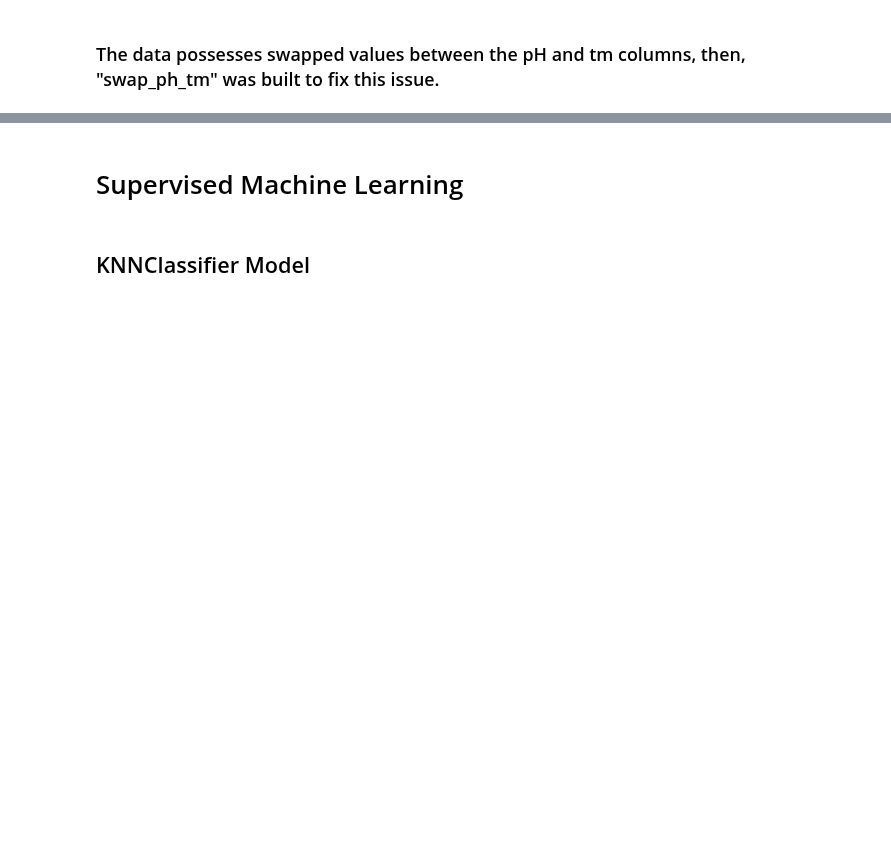
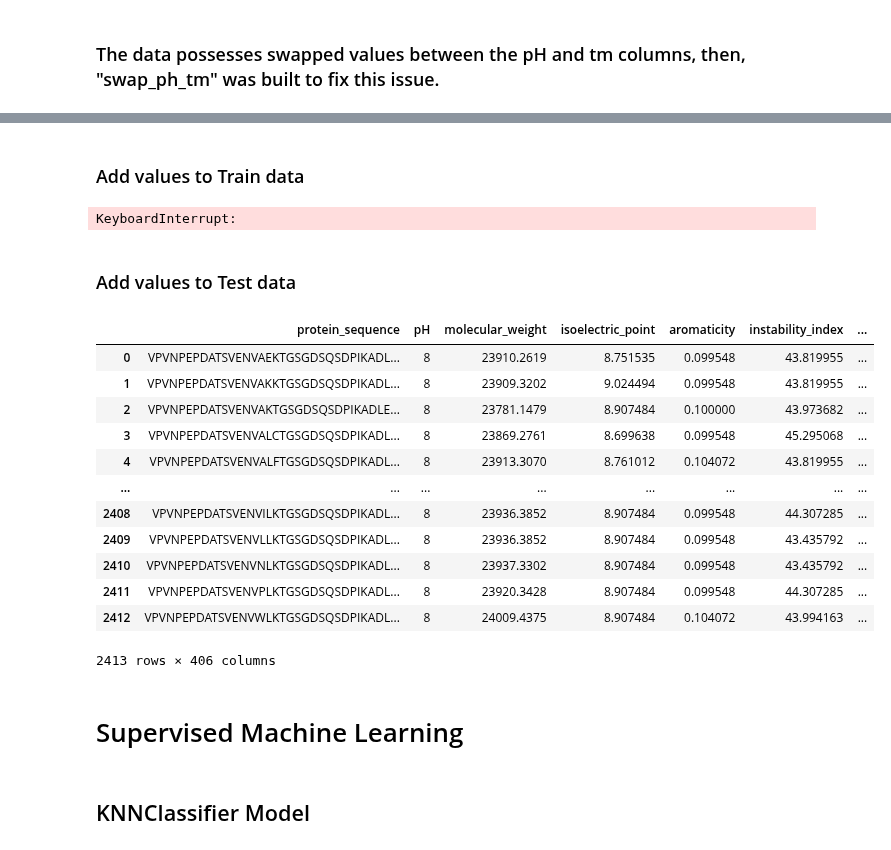
Before and after one commit to alexesperanca/SIB_G4, a Jupyter notebook: main_alex.ipynb, the cells around one changed output, grey strips where cells are left out. Saved outputs shown, nothing was run; the diff lists cells and outputs as text; code cells hidden in the pictures; blank space fills up the shorter version.

Commit message:
Add features and fix merge df issues

```diff
--- a/main_alex.ipynb
+++ b/main_alex.ipynb
@@ -115,3 +124,3 @@ train.describe()
 # %%
-train_array= np.array(train.loc[:,["protein_sequence"]])
-train_array
+train_array = np.array(train.loc[:, ["protein_sequence"]])
+test_array = np.array(test.loc[:, ["protein_sequence"]])
@@ -122,15 +143,60 @@ di_dataframe
+# %%
+# Train dipeptide
+train_dipeptide = calculate_dipeptide_composition(train_array)
+train_dipeptide_df = pd.DataFrame(train_dipeptide)
+
+# Test dipeptide
+test_dipeptide = calculate_dipeptide_composition(test_array)
+test_dipeptide_df = pd.DataFrame(test_dipeptide)
+test_dipeptide_df
+# %% [markdown]
+### Add values to Train data
 # %%
-molecular_weight = Calculate_molecular_weight(train_array)
-isoelectric_point = Calculate_isoelectric_point(train_array)
-aromaticity = Calculate_aromaticity(train_array)
-instability_index = Calculate_instability_index(train_array)
+molecular_weight = calculate_molecular_weight(train_array)
+isoelectric_point = calculate_isoelectric_point(train_array)
+aromaticity = calculate_aromaticity(train_array)
+instability_index = calculate_instability_index(train_array)
 
-train["molecular_weight"]=molecular_weight
-train["isoelectric_point"]=isoelectric_point
-train["aromaticity"]=aromaticity
-train["instability_index"]=instability_index
+train["molecular_weight"] = molecular_weight
+train["isoelectric_point"] = isoelectric_point
+train["aromaticity"] = aromaticity
+train["instability_index"] = instability_index
 
+# Merge the dipeptide features
+train = train.join(train_dipeptide_df)
 train
+# %% [output]
+KeyboardInterrupt:
+# %% [markdown]
+### Add values to Test data
+# %%
+molecular_weight = calculate_molecular_weight(test_array)
+isoelectric_point = calculate_isoelectric_point(test_array)
+aromaticity = calculate_aromaticity(test_array)
+instability_index = calculate_instability_index(test_array)
+
+test["molecular_weight"] = molecular_weight
+test["isoelectric_point"] = isoelectric_point
+test["aromaticity"] = aromaticity
+test["instability_index"] = instability_index
+
+# Merge the dipeptide features
+test = test.join(test_dipeptide_df)
+test
+# %% [output]
+|  | protein_sequence | pH | molecular_weight | isoelectric_point | aromaticity | instability_index | ... |
+| 0 | VPVNPEPDATSVENVAEKTGSGDSQSDPIKADL... | 8 | 23910.2619 | 8.751535 | 0.099548 | 43.819955 | ... |
+| 1 | VPVNPEPDATSVENVAKKTGSGDSQSDPIKADL... | 8 | 23909.3202 | 9.024494 | 0.099548 | 43.819955 | ... |
+| 2 | VPVNPEPDATSVENVAKTGSGDSQSDPIKADLE... | 8 | 23781.1479 | 8.907484 | 0.100000 | 43.973682 | ... |
+| 3 | VPVNPEPDATSVENVALCTGSGDSQSDPIKADL... | 8 | 23869.2761 | 8.699638 | 0.099548 | 45.295068 | ... |
+| 4 | VPVNPEPDATSVENVALFTGSGDSQSDPIKADL... | 8 | 23913.3070 | 8.761012 | 0.104072 | 43.819955 | ... |
+| ... | ... | ... | ... | ... | ... | ... | ... |
+| 2408 | VPVNPEPDATSVENVILKTGSGDSQSDPIKADL... | 8 | 23936.3852 | 8.907484 | 0.099548 | 44.307285 | ... |
+| 2409 | VPVNPEPDATSVENVLLKTGSGDSQSDPIKADL... | 8 | 23936.3852 | 8.907484 | 0.099548 | 43.435792 | ... |
+| 2410 | VPVNPEPDATSVENVNLKTGSGDSQSDPIKADL... | 8 | 23937.3302 | 8.907484 | 0.099548 | 43.435792 | ... |
+| 2411 | VPVNPEPDATSVENVPLKTGSGDSQSDPIKADL... | 8 | 23920.3428 | 8.907484 | 0.099548 | 44.307285 | ... |
+| 2412 | VPVNPEPDATSVENVWLKTGSGDSQSDPIKADL... | 8 | 24009.4375 | 8.907484 | 0.104072 | 43.994163 | ... |
+2413 rows × 406 columns
 # %% [markdown]
 # Supervised Machine Learning
 # %% [markdown]
```
Also changed, not shown: parts of 13 cells of this notebook, 1 other file.
